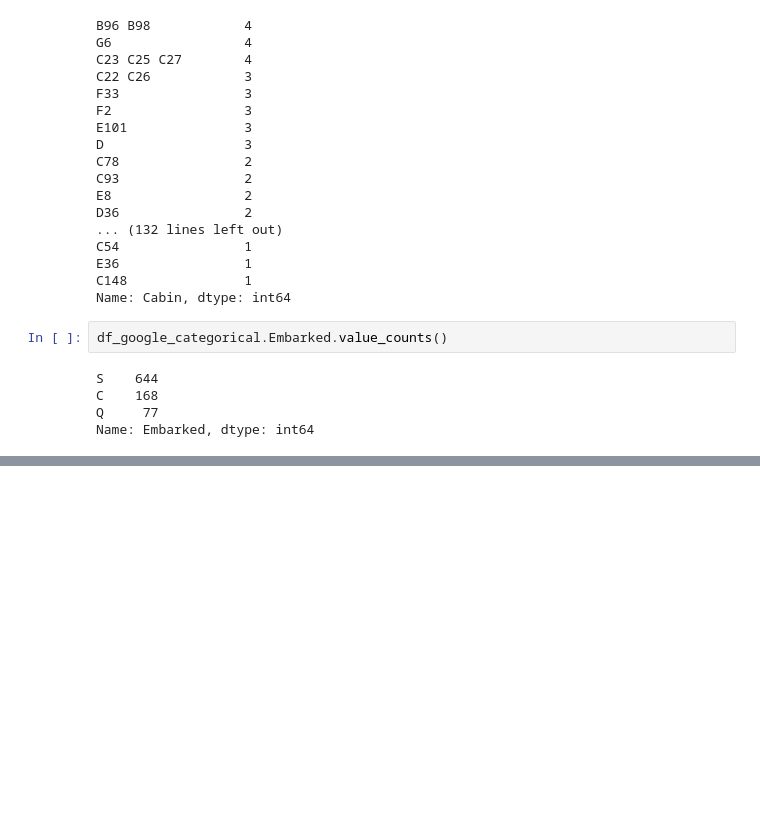
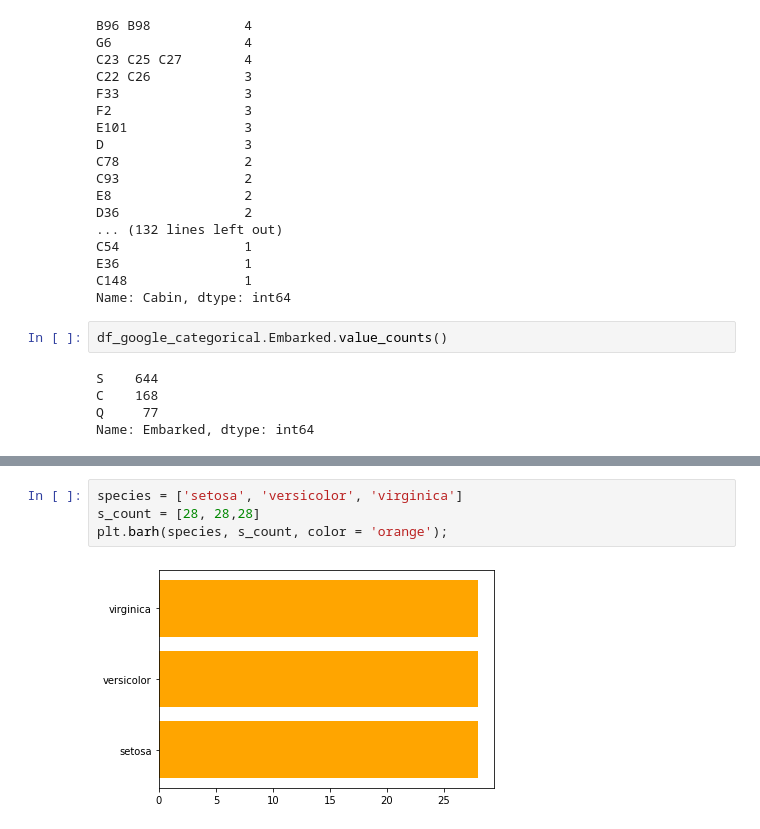
Before and after one commit to david-rodriguez-siller/classification-exercises, a Jupyter notebook: classification_exercises.ipynb, the cells around one changed output, grey strips where cells are left out. Saved outputs shown, nothing was run; the diff lists cells and outputs as text; blank space fills up the shorter version.

```diff
--- a/classification_exercises.ipynb
+++ b/classification_exercises.ipynb
@@ -248,0 +759,6 @@ Name: Embarked, dtype: int64
+# %%
+species = ['setosa', 'versicolor', 'virginica']
+s_count = [28, 28,28]
+plt.barh(species, s_count, color = 'orange');
+# %% [output]
+[figure, added]
```
Also changed, not shown: parts of 84 cells of this notebook.
